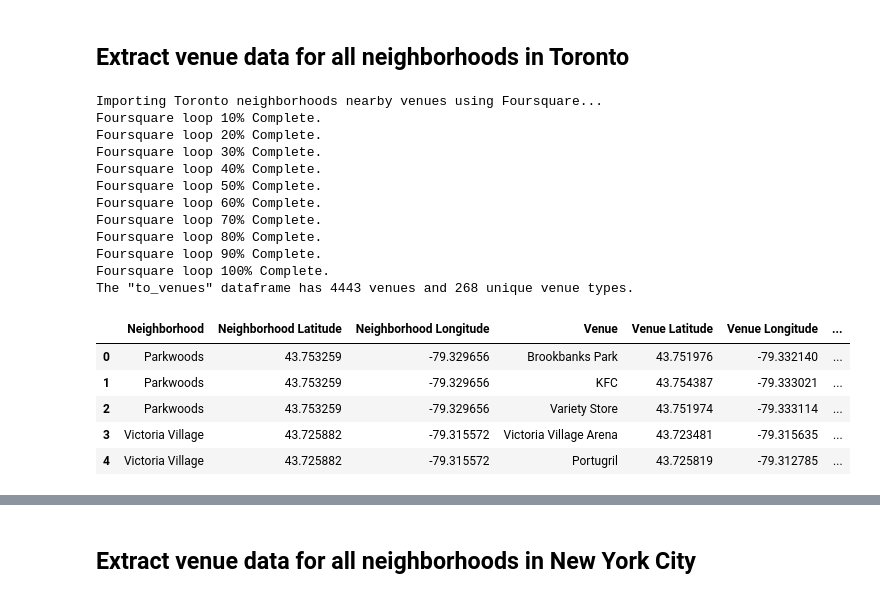
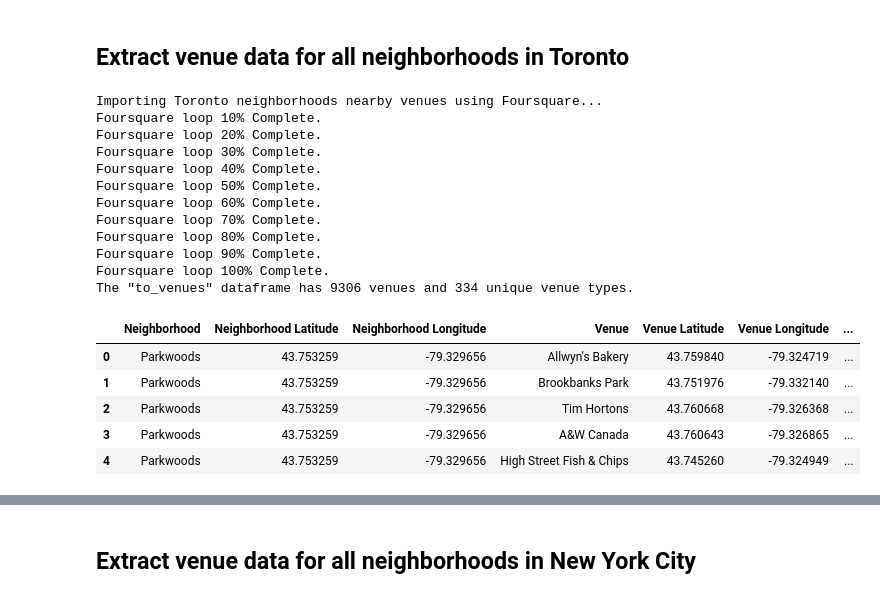
Before and after one commit to Edthenerdy/applied-data-science-project, a Jupyter notebook: capstone_complete.ipynb, the cells around one changed output, grey strips where cells are left out. Drawn from its saved outputs; the diff is of its cells as text; code cells hidden in the pictures.

```diff
--- a/capstone_complete.ipynb
+++ b/capstone_complete.ipynb
@@ -202,3 +223,9 @@ Pandas DataFrame populated with Toronto data.
 | 209 | Etobicoke | The Queensway West | 43.628841 | -79.520999 |
 | 210 | Etobicoke | Royal York South West | 43.628841 | -79.520999 |
 | 211 | Etobicoke | South of Bloor | 43.628841 | -79.520999 |
+# %%
+# Alternatively, import data directly from local .csv file prepared
+
+colnames = ['Borough', 'Neighborhood', 'Latitude', 'Longitude']
+to_neighborhoods = pd.read_csv('to_neighborhoods.csv', skiprows=1, names=colnames)
+to_neighborhoods.tail()
@@ -258,7 +292,7 @@ The "Toronto, ON" dataframe has 11 boroughs and 210 neighborhoods.
 ## Extracting venues data for each neighborhood using the Foursquare API
 # %%
 # getNearbyVenues() is a function made to get the top venues that are in each neighborhood within a radius of X meters
-def getNearbyVenues(names, latitudes, longitudes, limit=200, radius=500):
+def getNearbyVenues(names, latitudes, longitudes, limit=200, radius=1000):
 
     venues_list=[]
     j = 0
@@ -326,31 +360,32 @@ def getNearbyVenues(names, latitudes, longitudes, limit=200, radius=500):
 # %%
 print('Importing Toronto neighborhoods nearby venues using Foursquare...')
 # Get data from Foursquare
 to_venues = getNearbyVenues(names=to_neighborhoods['Neighborhood'],
                             latitudes=to_neighborhoods['Latitude'],
                             longitudes=to_neighborhoods['Longitude'],
                             limit=200)
 
 print('The "to_venues" dataframe has {} venues and {} unique venue types.'.format(
       len(to_venues['Venue Category']),
       len(to_venues['Venue Category'].unique())))
+to_venues.to_csv('to_venues.csv', sep=',', encoding='UTF8')
 to_venues.head()
 # %% [output]
 Importing Toronto neighborhoods nearby venues using Foursquare...
 Foursquare loop 10% Complete.
 Foursquare loop 20% Complete.
 Foursquare loop 30% Complete.
 Foursquare loop 40% Complete.
 Foursquare loop 50% Complete.
 Foursquare loop 60% Complete.
 Foursquare loop 70% Complete.
 Foursquare loop 80% Complete.
 Foursquare loop 90% Complete.
 Foursquare loop 100% Complete.
-The "to_venues" dataframe has 4443 venues and 268 unique venue types.
+The "to_venues" dataframe has 9306 venues and 334 unique venue types.
 |  | Neighborhood | Neighborhood Latitude | Neighborhood Longitude | Venue | Venue Latitude | Venue Longitude | ... |
-| 0 | Parkwoods | 43.753259 | -79.329656 | Brookbanks Park | 43.751976 | -79.332140 | ... |
-| 1 | Parkwoods | 43.753259 | -79.329656 | KFC | 43.754387 | -79.333021 | ... |
-| 2 | Parkwoods | 43.753259 | -79.329656 | Variety Store | 43.751974 | -79.333114 | ... |
-| 3 | Victoria Village | 43.725882 | -79.315572 | Victoria Village Arena | 43.723481 | -79.315635 | ... |
-| 4 | Victoria Village | 43.725882 | -79.315572 | Portugril | 43.725819 | -79.312785 | ... |
+| 0 | Parkwoods | 43.753259 | -79.329656 | Allwyn's Bakery | 43.759840 | -79.324719 | ... |
+| 1 | Parkwoods | 43.753259 | -79.329656 | Brookbanks Park | 43.751976 | -79.332140 | ... |
+| 2 | Parkwoods | 43.753259 | -79.329656 | Tim Hortons | 43.760668 | -79.326368 | ... |
+| 3 | Parkwoods | 43.753259 | -79.329656 | A&W Canada | 43.760643 | -79.326865 | ... |
+| 4 | Parkwoods | 43.753259 | -79.329656 | High Street Fish & Chips | 43.745260 | -79.324949 | ... |
```
Also changed, not shown: parts of 89 cells of this notebook, 6 other files.
